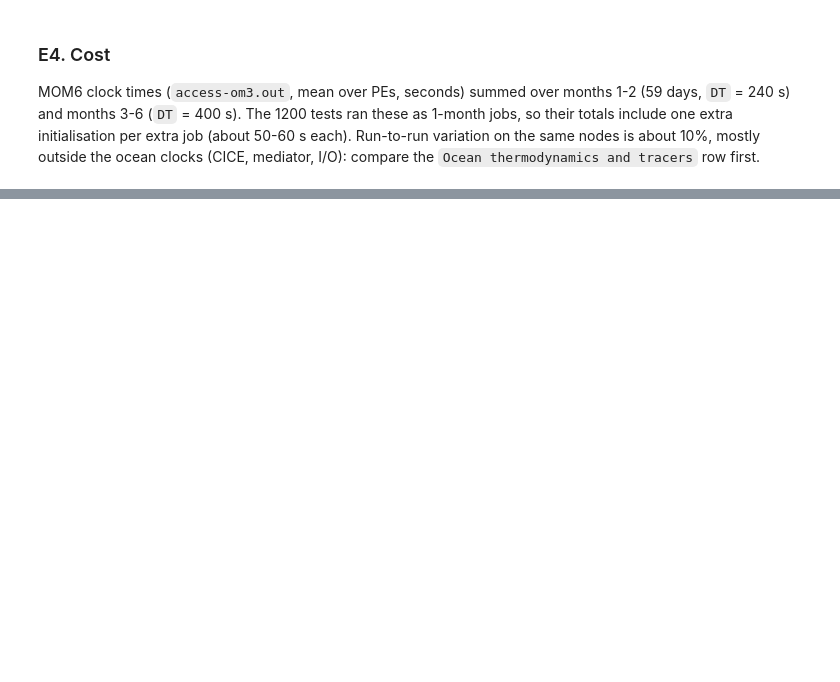
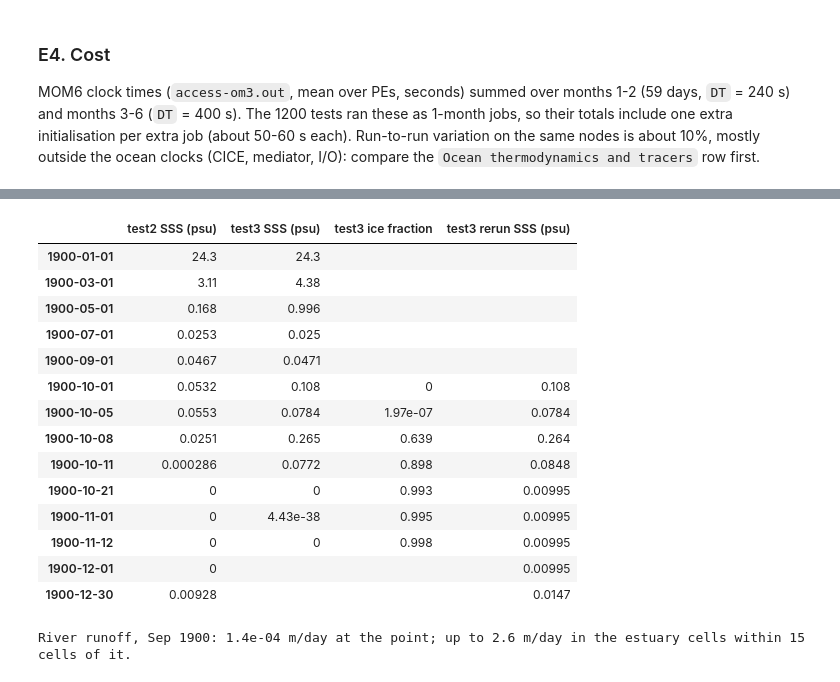
Before and after one commit to chrisb13/access-om3-paper-1, a Jupyter notebook: notebooks/8km_ryf_drift_diagnosis.ipynb, the cells around one changed output, grey strips where cells are left out. Drawn from its saved outputs; the diff is of its cells as text; code cells hidden in the pictures; blank space fills up the shorter version.

```diff
--- a/notebooks/8km_ryf_drift_diagnosis.ipynb
+++ b/notebooks/8km_ryf_drift_diagnosis.ipynb
@@ -1337,0 +1369,22 @@ else:
+# %%
+T3 = "/scratch/tm70/cyb561/access-om3/archive/MC_8km_jra_ryf-bonus-dev-MC_8km_jra_ryf-bonus-902cb381"
+T2_SEG3 = {1: "output000", 2: "output000", 3: "output001", 4: "output001", 5: "output002", 6: "output002",
+           7: "output003", 8: "output003", 9: "output003", 10: "output004", 11: "output004", 12: "output004",
+           13: "output005", 14: "output005", 15: "output005", 16: "output006", 17: "output006", 18: "output006",
+           19: "output007", 20: "output007", 21: "output007", 22: "output008", 23: "output008", 24: "output008"}
+def month_of(d):      # first_month (E1) for runs longer than a year
+    y, r = divmod(first_day(d) - first_day(f"{os.path.dirname(d)}/output000"), 365)
+    return 12 * int(y) + int(np.searchsorted(np.cumsum([31, 28, 31, 30, 31, 30, 31, 31, 30, 31, 30, 31]), r, side="right")) + 1
+segs = sorted(glob.glob(f"{T3}/output*")); rows = {}
+for d in segs:
+    ref = f"{T2}/{T2_SEG3[month_of(d)]}"
+    for f in [f for f in CHECK_FILES if f != "MOM_input"]:
+        for l in difflib.unified_diff(cfg(f"{ref}/{f}"), cfg(f"{d}/{f}"), n=0, lineterm=""):
+            if l[:1] in "+-" and not l.startswith(("+++", "---")):
+                rows.setdefault((f, l), []).append(os.path.basename(d))
+for f in CHECK_FILES:
+    ls = [(l, sg) for (ff, l), sg in rows.items() if ff == f]
+    if ls:
+        print(f"=== {f}")
+        for l, sg in ls:
+            print(l + ("" if len(sg) == len(segs) else f"      [test3 {', '.join(sg)} only]"))
@@ -1337,0 +1521,38 @@ else:
+# %%
+J, I = 3343, 228       # 0-based global indices of the failure point
+C5 = "/g/data/tm70/cyb561/repos/claude/make-bonus-8k-config/crash_run5"
+def sss_pt(paths):
+    out = {}
+    for f in paths:
+        with xr.open_dataset(f, decode_timedelta=False) as ds:
+            ii, jj = (I, J) if ds.sizes["xh"] == static(E8).sizes["xh"] else (int(abs(ds.xh - static(E8).xh[I]).argmin()), int(abs(ds.yh - static(E8).yh[J]).argmin()))
+            out.update({str(t)[:10]: float(v) for t, v in zip(ds.time.values, ds.sos[:, jj, ii].values)})
+    return pd.Series(out)
+s2 = sss_pt(sorted(glob.glob(f"{E8}/output00[0-5]/access-om3.mom6.2d.sos.1day.mean.1900.nc")))
+s3 = sss_pt(sorted(glob.glob(f"{T3}/output00[0-4]/access-om3.mom6.2d.sos.1day.mean.1900.nc")) + [f"{C5}/access-om3.mom6.2d.sos.1day.mean._1900.nc.0063"])   # stopped run
+s3r = sss_pt(glob.glob(f"{T3}/output005/access-om3.mom6.2d.sos.1day.mean.1900.nc"))   # rerun of months 10-12 with MIN_SALINITY = 0.01
+ice = xr.open_dataset(f"{C5}/cice_1day_box_crashpoint.nc", decode_timedelta=False).aice[:, 10, 10]
+ice = pd.Series(ice.values, index=[str(t)[:10] for t in ice.time.values])
+days = ["1900-01-01", "1900-03-01", "1900-05-01", "1900-07-01", "1900-09-01", "1900-10-01", "1900-10-05", "1900-10-08",
+        "1900-10-11", "1900-10-21", "1900-11-01", "1900-11-12", "1900-12-01", "1900-12-30"]
+display(pd.DataFrame({"test2 SSS (psu)": s2.reindex(days), "test3 SSS (psu)": s3.reindex(days), "test3 ice fraction": ice.reindex(days), "test3 rerun SSS (psu)": s3r.reindex(days)}).style.format("{:.3g}", na_rep=""))
+fr = xr.open_dataset(glob.glob(f"{T3}/output004/access-om3.mom6.2d.friver.1mon.mean.1900.nc")[0], decode_timedelta=False).friver[-1]
+box = fr[J - 15:J + 16, I - 15:I + 16].values * 86400 / 1000
+print(f"River runoff, Sep 1900: {box[15, 15]:.1e} m/day at the point; up to {np.nanmax(box):.1f} m/day in the estuary cells within 15 cells of it.")
+# %% [output]
+|  | test2 SSS (psu) | test3 SSS (psu) | test3 ice fraction | test3 rerun SSS (psu) |
+| 1900-01-01 | 24.3 | 24.3 |  |  |
+| 1900-03-01 | 3.11 | 4.38 |  |  |
+| 1900-05-01 | 0.168 | 0.996 |  |  |
+| 1900-07-01 | 0.0253 | 0.025 |  |  |
+| 1900-09-01 | 0.0467 | 0.0471 |  |  |
+| 1900-10-01 | 0.0532 | 0.108 | 0 | 0.108 |
+| 1900-10-05 | 0.0553 | 0.0784 | 1.97e-07 | 0.0784 |
+| 1900-10-08 | 0.0251 | 0.265 | 0.639 | 0.264 |
+| 1900-10-11 | 0.000286 | 0.0772 | 0.898 | 0.0848 |
+| 1900-10-21 | 0 | 0 | 0.993 | 0.00995 |
+| 1900-11-01 | 0 | 4.43e-38 | 0.995 | 0.00995 |
+| 1900-11-12 | 0 | 0 | 0.998 | 0.00995 |
+| 1900-12-01 | 0 |  |  | 0.00995 |
+| 1900-12-30 | 0.00928 |  |  | 0.0147 |
+River runoff, Sep 1900: 1.4e-04 m/day at the point; up to 2.6 m/day in the estuary cells within 15 cells of it.
```
Also changed, not shown: parts of 8 cells of this notebook.
